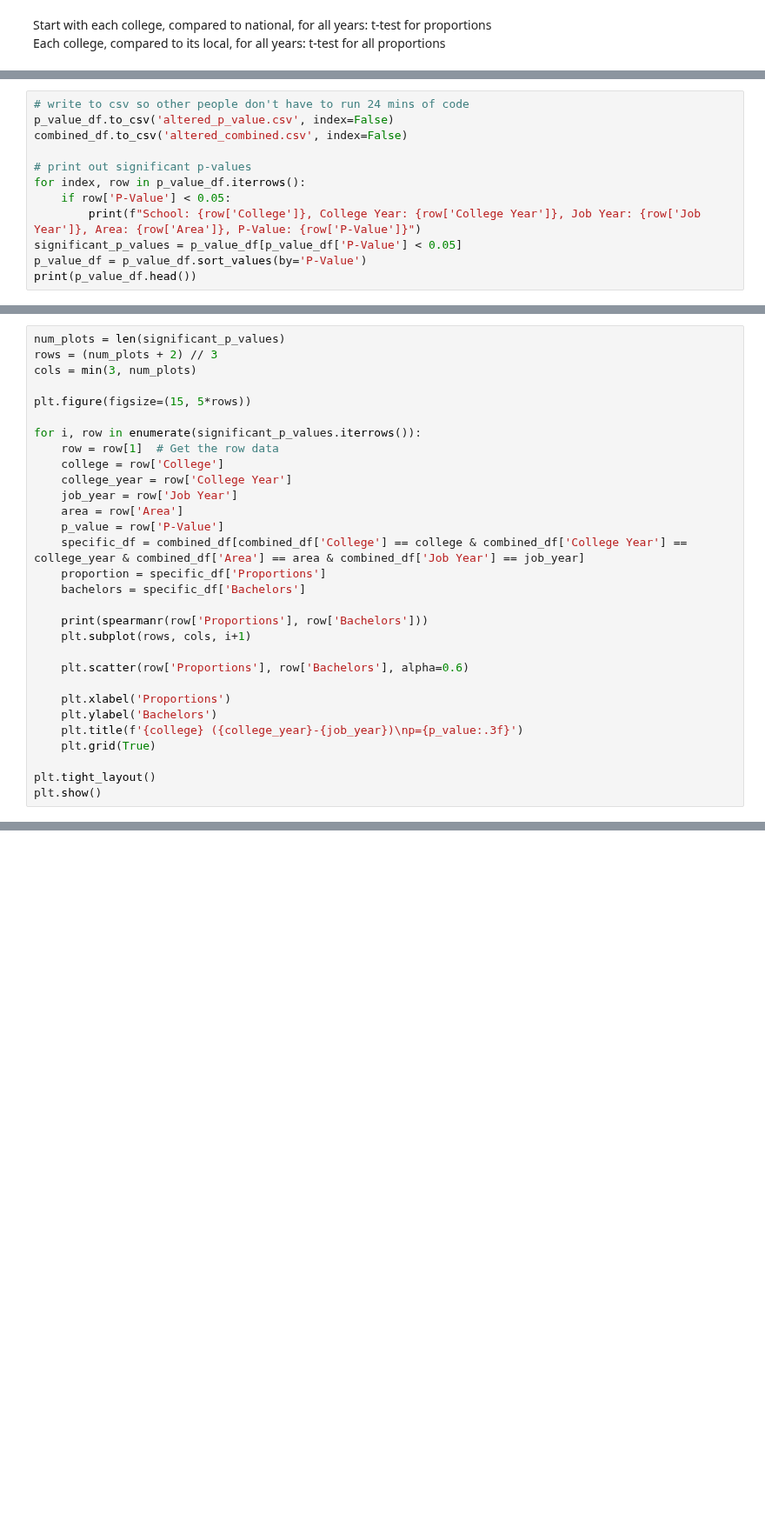
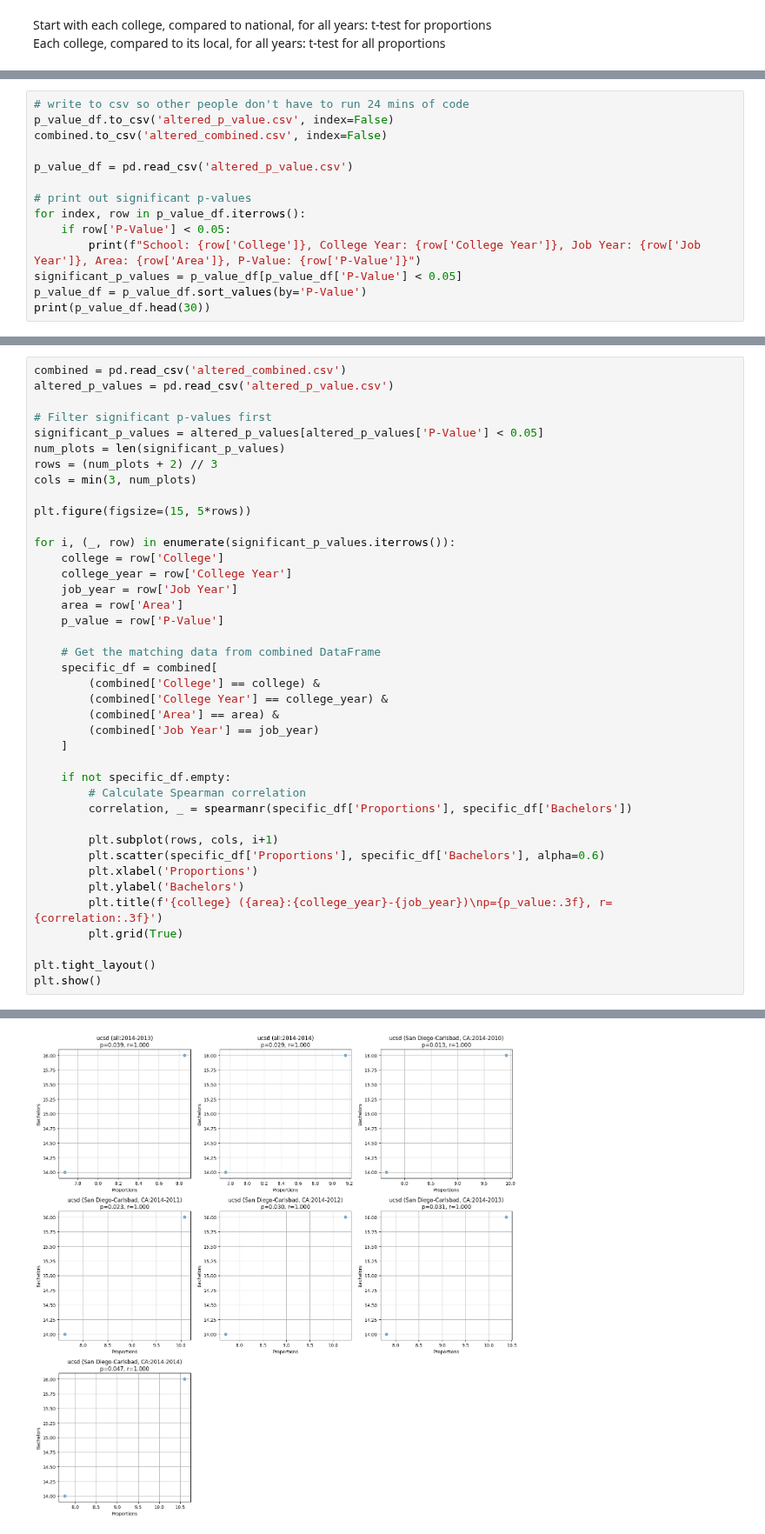
Before and after one commit to michaelhe999/COGS-108-Project, a Jupyter notebook: StatsTests.ipynb, the cells around one changed output, grey strips where cells are left out. Shown at 87% size. Cells and saved outputs as stored; diff of their text form; blank space fills up the shorter version.

Commit message:
zeros removed before t-test, graphs

```diff
--- a/StatsTests.ipynb
+++ b/StatsTests.ipynb
@@ -189,7 +209,9 @@ print(p_value_df)
 # %%
 # write to csv so other people don't have to run 24 mins of code
 p_value_df.to_csv('altered_p_value.csv', index=False)
-combined_df.to_csv('altered_combined.csv', index=False)
+combined.to_csv('altered_combined.csv', index=False)
+
+p_value_df = pd.read_csv('altered_p_value.csv')
 
 # print out significant p-values
 for index, row in p_value_df.iterrows():
@@ -197,5 +219,5 @@ for index, row in p_value_df.iterrows():
         print(f"School: {row['College']}, College Year: {row['College Year']}, Job Year: {row['Job Year']}, Area: {row['Area']}, P-Value: {row['P-Value']}")
 significant_p_values = p_value_df[p_value_df['P-Value'] < 0.05]
 p_value_df = p_value_df.sort_values(by='P-Value')
-print(p_value_df.head())
+print(p_value_df.head(30))
 # %% [output]
@@ -211,30 +241,40 @@ Index: []
 # %%
+combined = pd.read_csv('altered_combined.csv')
+altered_p_values = pd.read_csv('altered_p_value.csv')
+
+# Filter significant p-values first
+significant_p_values = altered_p_values[altered_p_values['P-Value'] < 0.05]
 num_plots = len(significant_p_values)
 rows = (num_plots + 2) // 3
 cols = min(3, num_plots)
 
 plt.figure(figsize=(15, 5*rows))
 
-for i, row in enumerate(significant_p_values.iterrows()):
-    row = row[1]  # Get the row data
+for i, (_, row) in enumerate(significant_p_values.iterrows()):
     college = row['College']
     college_year = row['College Year']
     job_year = row['Job Year']
     area = row['Area']
     p_value = row['P-Value']
-    specific_df = combined_df[combined_df['College'] == college & combined_df['College Year'] == college_year & combined_df['Area'] == area & combined_df['Job Year'] == job_year]
-    proportion = specific_df['Proportions']
-    bachelors = specific_df['Bachelors']
 
-    print(spearmanr(row['Proportions'], row['Bachelors']))
-    plt.subplot(rows, cols, i+1)
+    # Get the matching data from combined DataFrame
+    specific_df = combined[
+        (combined['College'] == college) &
+        (combined['College Year'] == college_year) &
+        (combined['Area'] == area) &
+        (combined['Job Year'] == job_year)
+    ]
 
-    plt.scatter(row['Proportions'], row['Bachelors'], alpha=0.6)
+    if not specific_df.empty:
+        # Calculate Spearman correlation
+        correlation, _ = spearmanr(specific_df['Proportions'], specific_df['Bachelors'])
 
-    plt.xlabel('Proportions')
-    plt.ylabel('Bachelors')
-    plt.title(f'{college} ({college_year}-{job_year})\np={p_value:.3f}')
-    plt.grid(True)
+        plt.subplot(rows, cols, i+1)
+        plt.scatter(specific_df['Proportions'], specific_df['Bachelors'], alpha=0.6)
+        plt.xlabel('Proportions')
+        plt.ylabel('Bachelors')
+        plt.title(f'{college} ({area}:{college_year}-{job_year})\np={p_value:.3f}, r={correlation:.3f}')
+        plt.grid(True)
 
 plt.tight_layout()
 plt.show()
@@ -242,0 +282 @@ plt.show()
+[figure, added]
```
Also changed, not shown: parts of 6 cells of this notebook, 4 other files.
